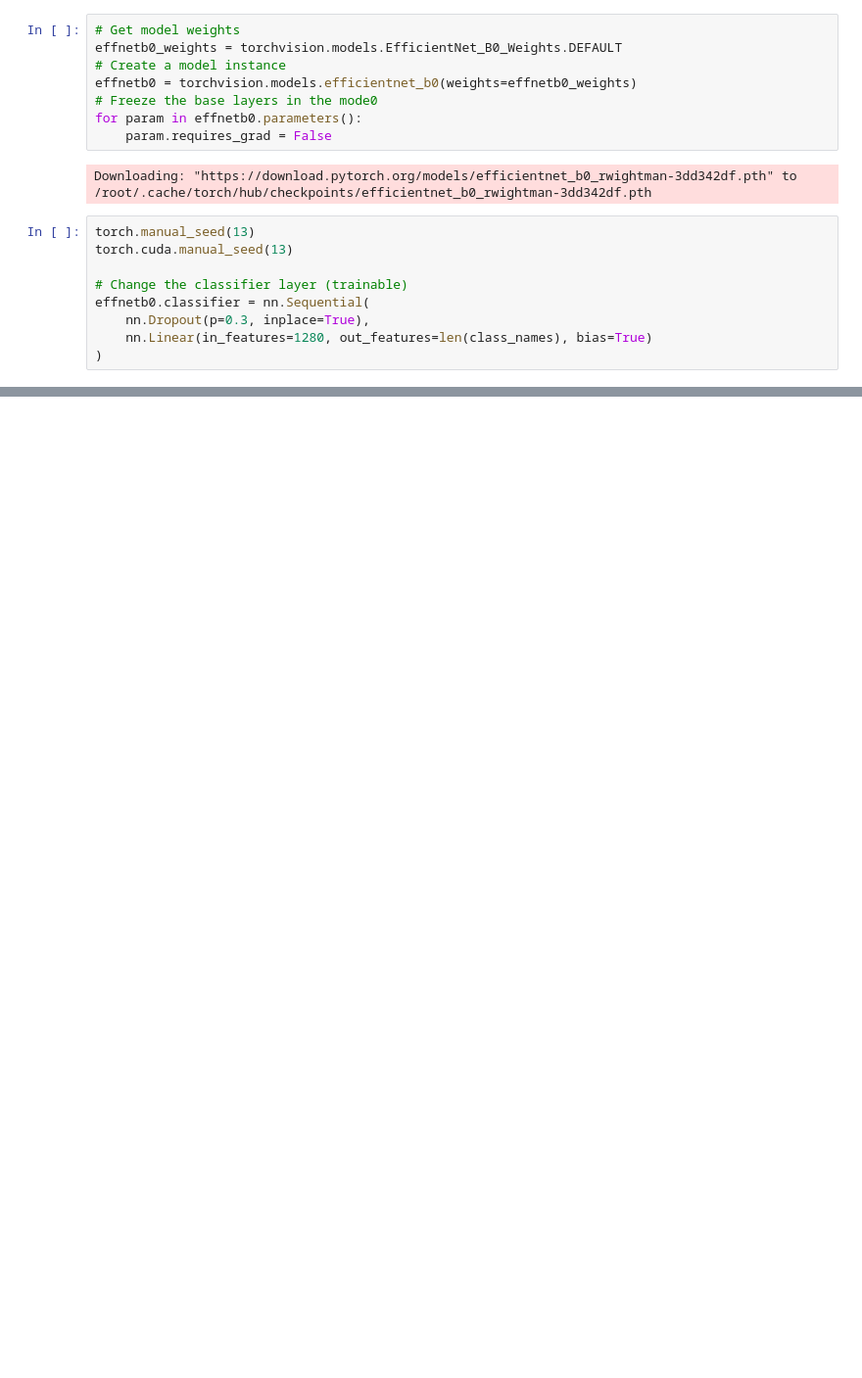
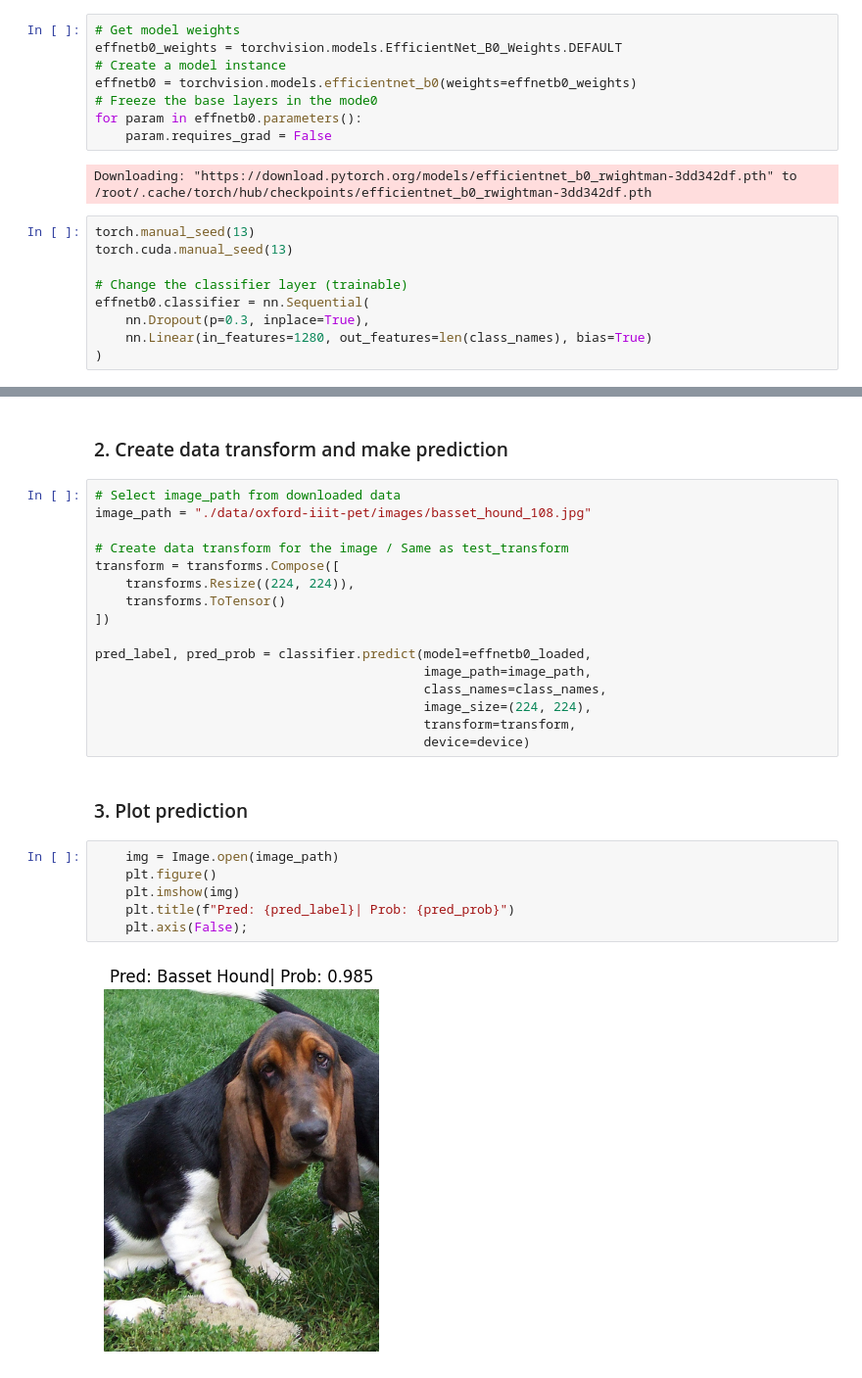
Before and after one commit to Asterios7/torch_image_classifier, a Jupyter notebook: notebooks/OxfordIIITPet_classification.ipynb, the cells around one changed output, grey strips where cells are left out. Shown at 98% size. Cells and saved outputs as stored; diff of their text form; blank space fills up the shorter version.

```diff
--- a/notebooks/OxfordIIITPet_classification.ipynb
+++ b/notebooks/OxfordIIITPet_classification.ipynb
@@ -264,0 +280,28 @@ save_model(model=effnetb0,
+# %% [markdown]
+### 2. Create data transform and make prediction
+# %%
+# Select image_path from downloaded data
+image_path = "./data/oxford-iiit-pet/images/basset_hound_108.jpg"
+
+# Create data transform for the image / Same as test_transform
+transform = transforms.Compose([
+    transforms.Resize((224, 224)),
+    transforms.ToTensor()
+])
+
+pred_label, pred_prob = classifier.predict(model=effnetb0_loaded,
+                                           image_path=image_path,
+                                           class_names=class_names,
+                                           image_size=(224, 224),
+                                           transform=transform,
+                                           device=device)
+# %% [markdown]
+### 3. Plot prediction
+# %%
+    img = Image.open(image_path)
+    plt.figure()
+    plt.imshow(img)
+    plt.title(f"Pred: {pred_label}| Prob: {pred_prob}")
+    plt.axis(False);
+# %% [output]
+[figure, added]
```
Also changed, not shown: parts of 32 cells of this notebook.
